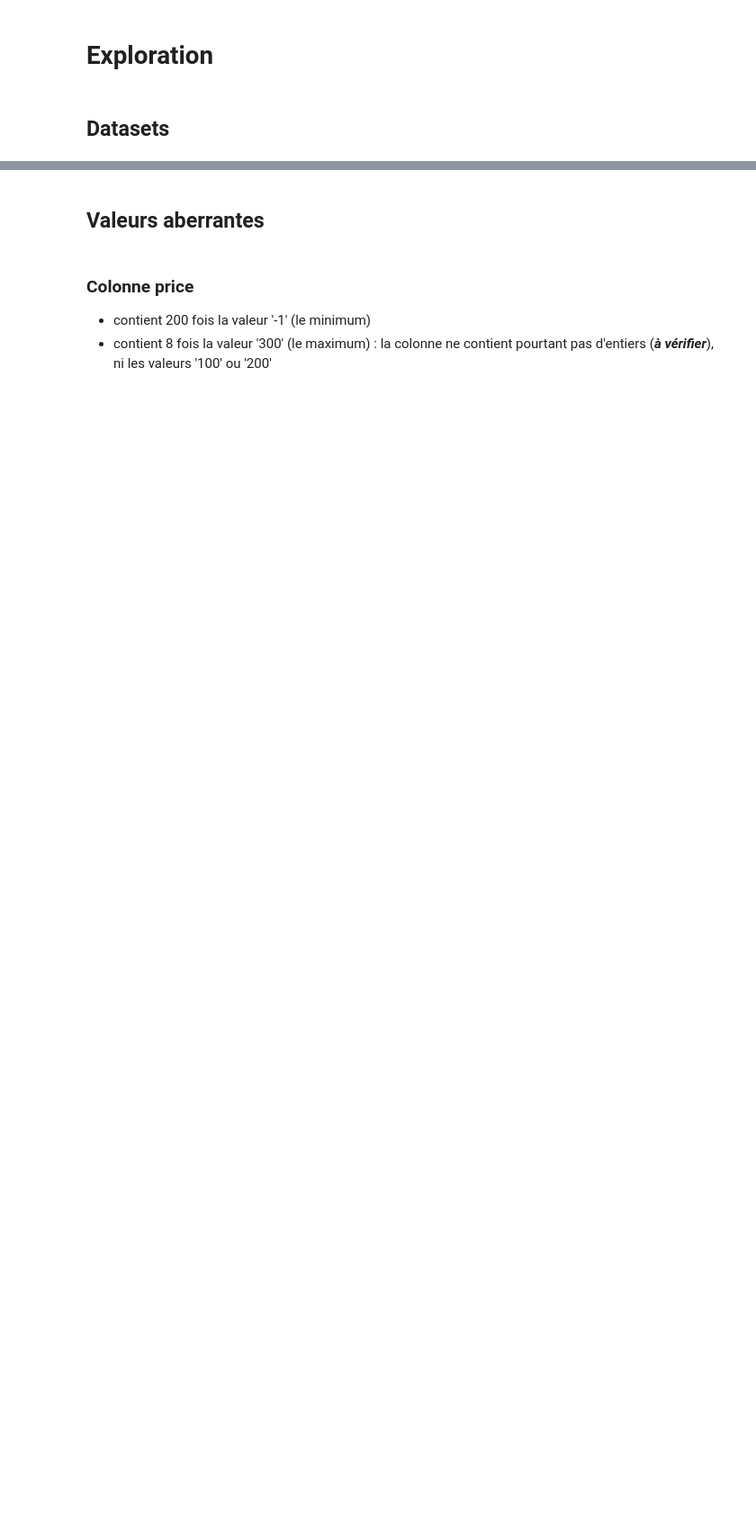
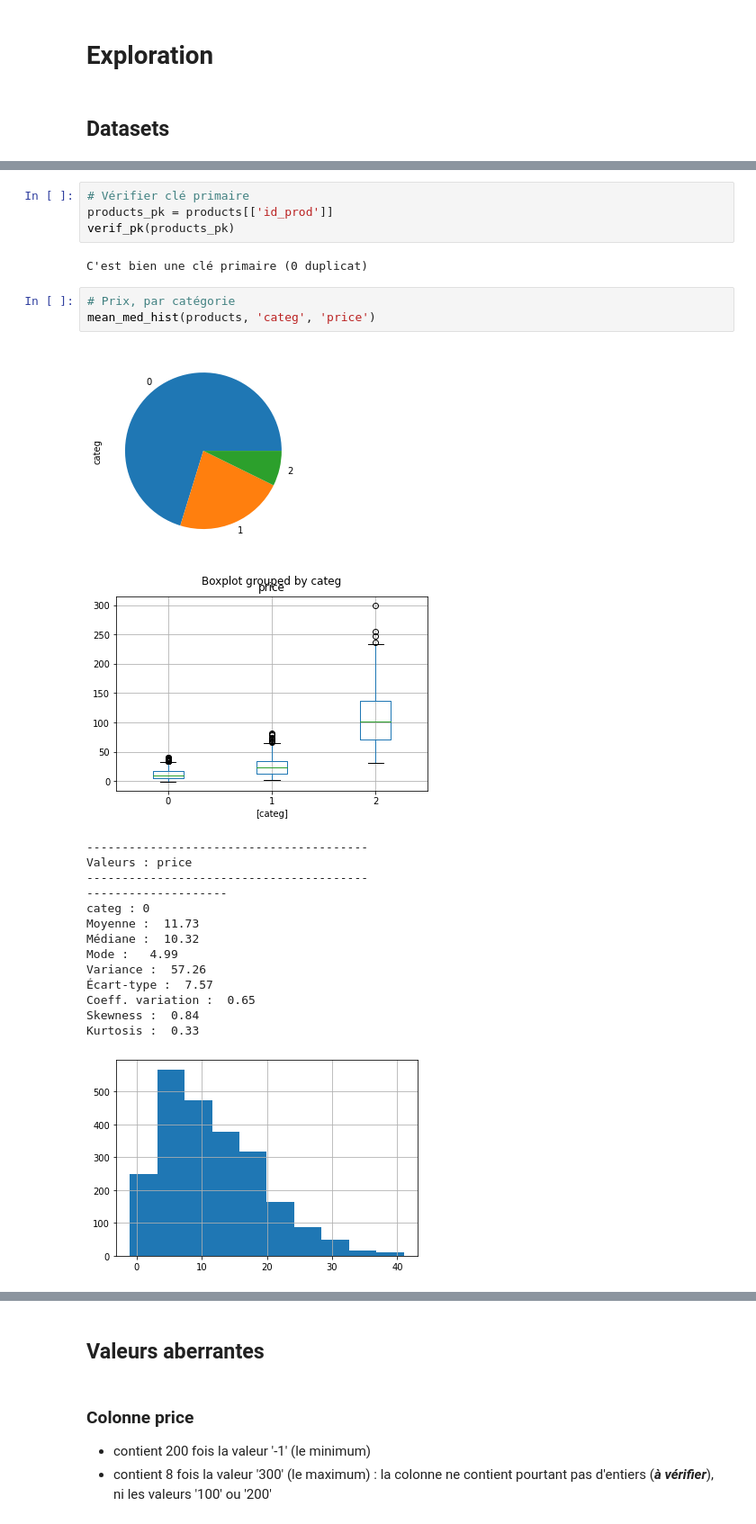
Before and after one commit to gllmfrnr/oc-da, a Jupyter notebook: p4/p4.ipynb, the cells around one changed output, grey strips where cells are left out. Shown at 90% size. Cells and saved outputs as stored; diff of their text form; blank space fills up the shorter version.

```diff
--- a/p4/p4.ipynb
+++ b/p4/p4.ipynb
@@ -137,3 +297,29 @@ Data columns (total 3 columns):
  2309 zéros
  3 valeurs uniques :
  [0 1 2]
+# %%
+# Vérifier clé primaire
+products_pk = products[['id_prod']]
+verif_pk(products_pk)
+# %% [output]
+C'est bien une clé primaire (0 duplicat)
+# %%
+# Prix, par catégorie
+mean_med_hist(products, 'categ', 'price')
+# %% [output]
+[figure, added]
+[figure, added]
+----------------------------------------
+Valeurs : price
+----------------------------------------
+--------------------
+categ : 0
+Moyenne :  11.73
+Médiane :  10.32
+Mode :   4.99
+Variance :  57.26
+Écart-type :  7.57
+Coeff. variation :  0.65
+Skewness :  0.84
+Kurtosis :  0.33
+[figure, added]
```
Also changed, not shown: parts of 63 cells of this notebook.
